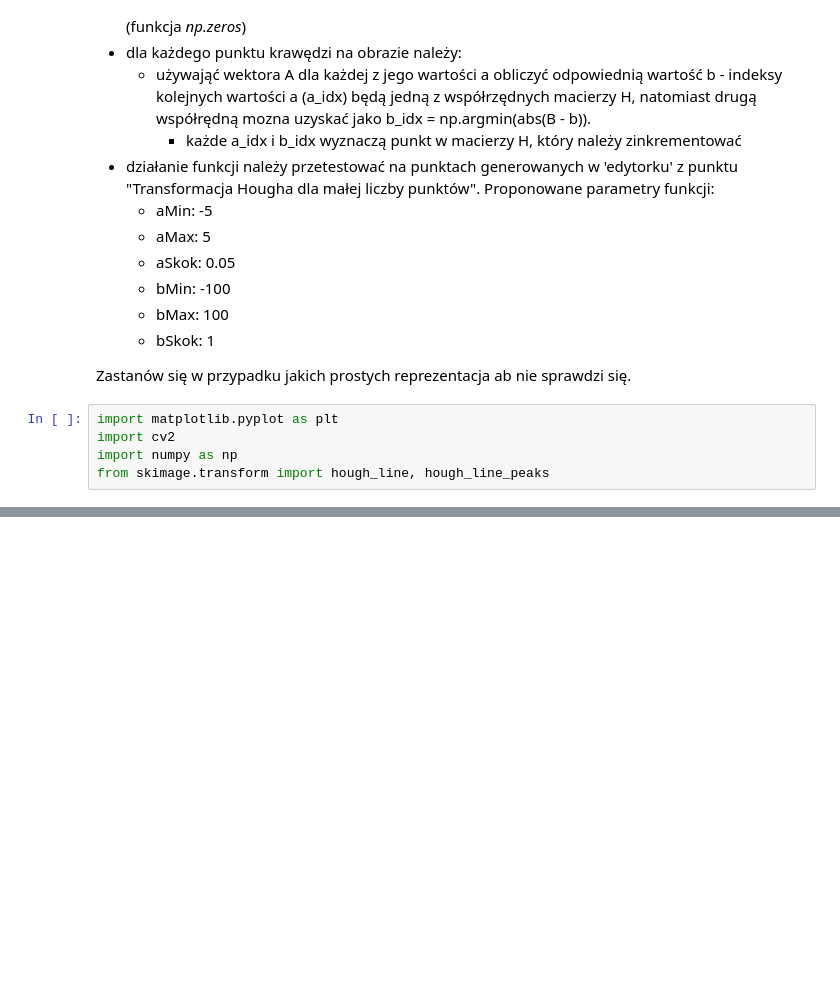
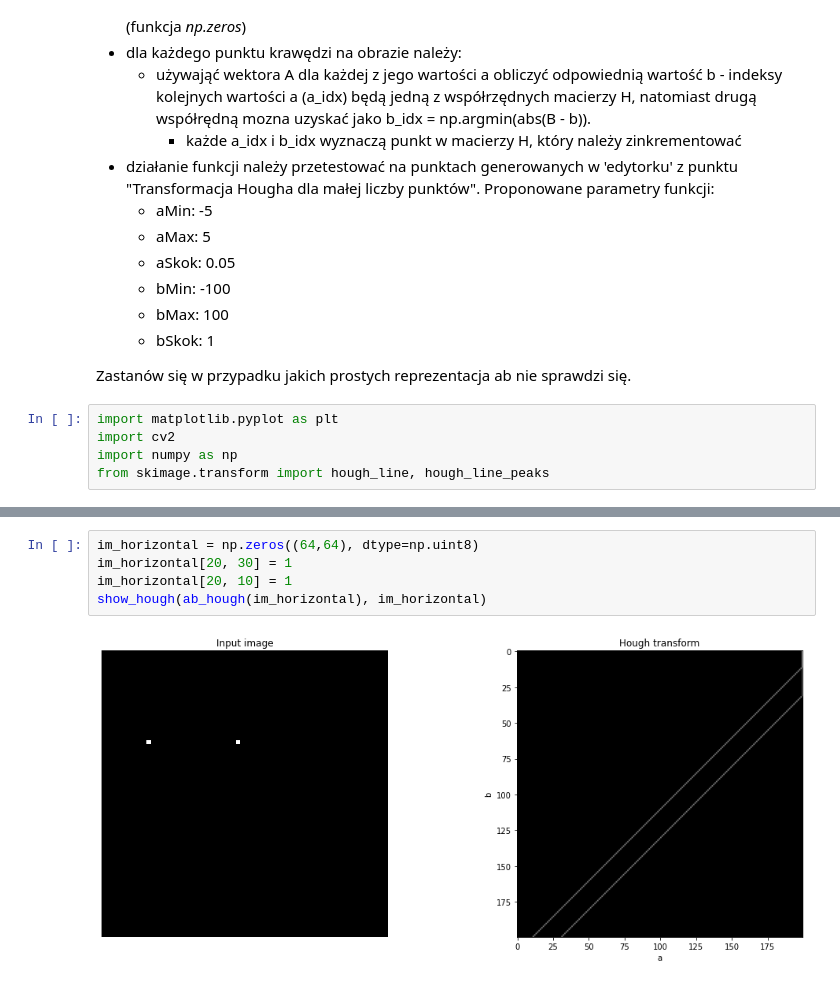
Before and after one commit to mhawryluk/wdcpo, a Jupyter notebook: lab12/Hough_HW.ipynb, the cells around one changed output, grey strips where cells are left out. Cells and saved outputs as stored; diff of their text form; blank space fills up the shorter version.

```diff
--- a/lab12/Hough_HW.ipynb
+++ b/lab12/Hough_HW.ipynb
@@ -40,0 +99,7 @@ from skimage.transform import hough_line, hough_line_peaks
+# %%
+im_horizontal = np.zeros((64,64), dtype=np.uint8)
+im_horizontal[20, 30] = 1
+im_horizontal[20, 10] = 1
+show_hough(ab_hough(im_horizontal), im_horizontal)
+# %% [output]
+[figure, added]
```
Also changed, not shown: parts of 5 cells of this notebook.
